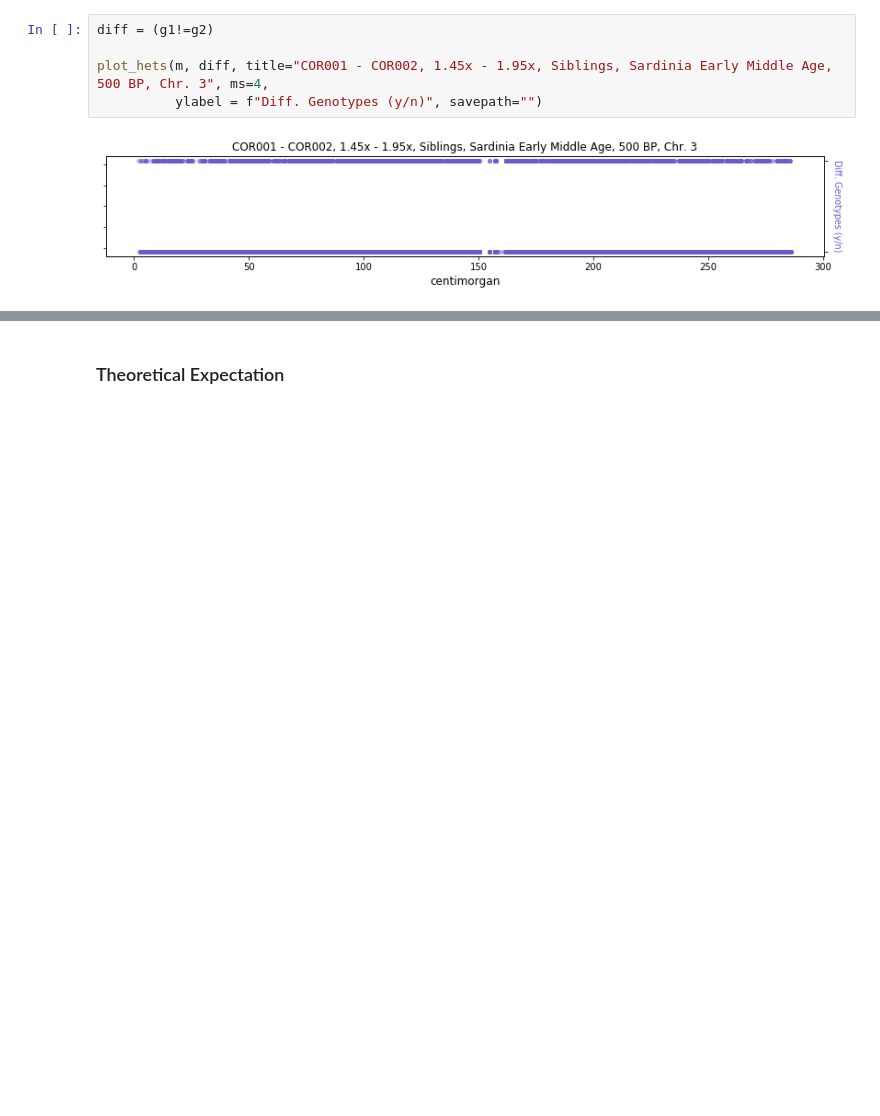
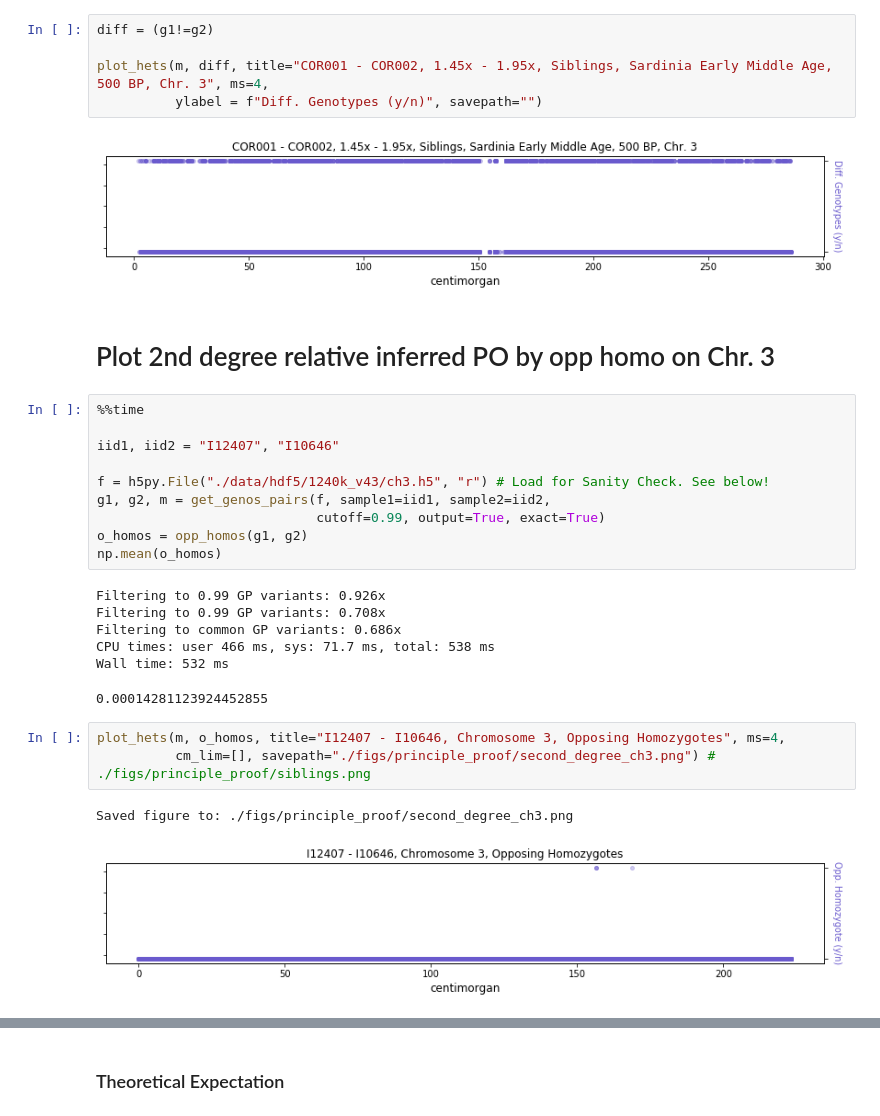
Before and after one commit to hringbauer/ancIBD, a Jupyter notebook: notebook/explore_analysis/plot_opp_homos.ipynb, the cells around one changed output, grey strips where cells are left out. Saved outputs shown, nothing was run; the diff lists cells and outputs as text; blank space fills up the shorter version.

```diff
--- a/notebook/explore_analysis/plot_opp_homos.ipynb
+++ b/notebook/explore_analysis/plot_opp_homos.ipynb
@@ -253,3 +253,28 @@ plot_hets(m, diff, title="COR001 - COR002, 1.45x - 1.95x, Siblings, Sardinia Ear
           ylabel = f"Diff. Genotypes (y/n)", savepath="")
 # %% [output]
 [figure]
+# %% [markdown]
+# Plot 2nd degree relative inferred PO by opp homo on Chr. 3
+# %%
+%%time
+
+iid1, iid2 = "I12407", "I10646"
+
+f = h5py.File("./data/hdf5/1240k_v43/ch3.h5", "r") # Load for Sanity Check. See below!
+g1, g2, m = get_genos_pairs(f, sample1=iid1, sample2=iid2,
+                            cutoff=0.99, output=True, exact=True)
+o_homos = opp_homos(g1, g2)
+np.mean(o_homos)
+# %% [output]
+Filtering to 0.99 GP variants: 0.926x
+Filtering to 0.99 GP variants: 0.708x
+Filtering to common GP variants: 0.686x
+CPU times: user 466 ms, sys: 71.7 ms, total: 538 ms
+Wall time: 532 ms
+0.00014281123924452855
+# %%
+plot_hets(m, o_homos, title="I12407 - I10646, Chromosome 3, Opposing Homozygotes", ms=4,
+          cm_lim=[], savepath="./figs/principle_proof/second_degree_ch3.png") # ./figs/principle_proof/siblings.png
+# %% [output]
+Saved figure to: ./figs/principle_proof/second_degree_ch3.png
+[figure, added]
```
Also changed, not shown: parts of 3 cells of this notebook, 10 other files.
